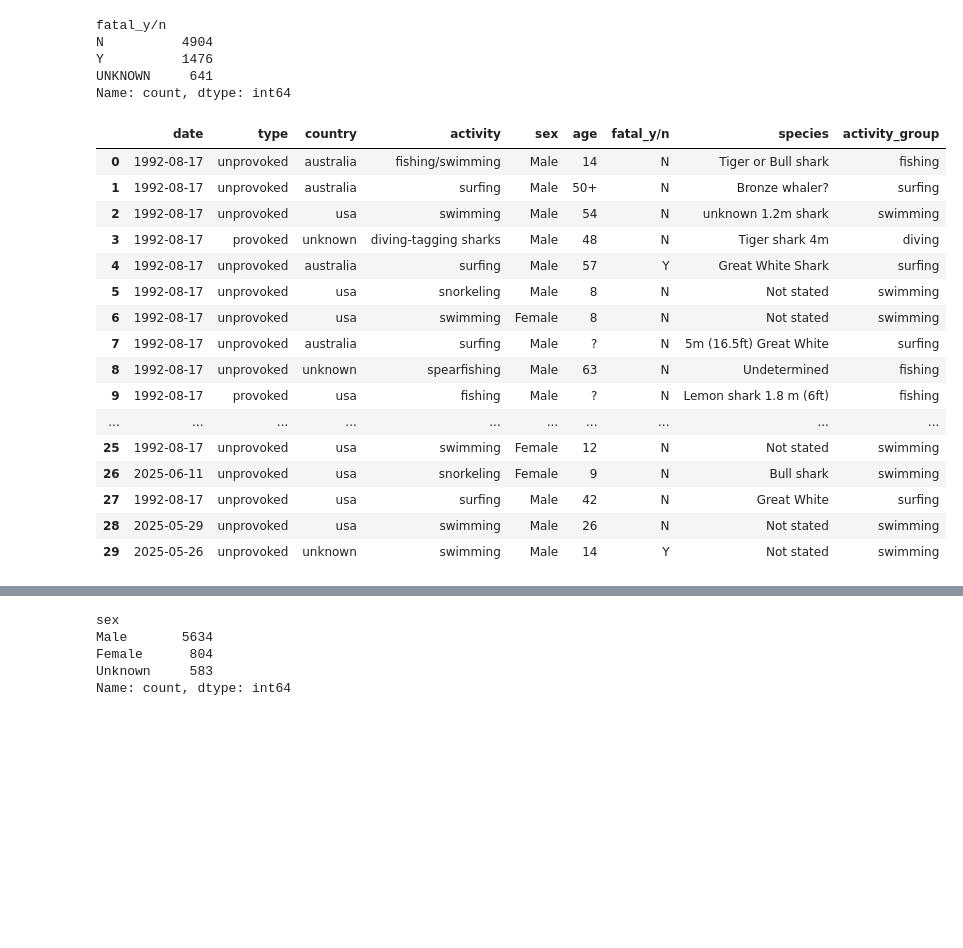
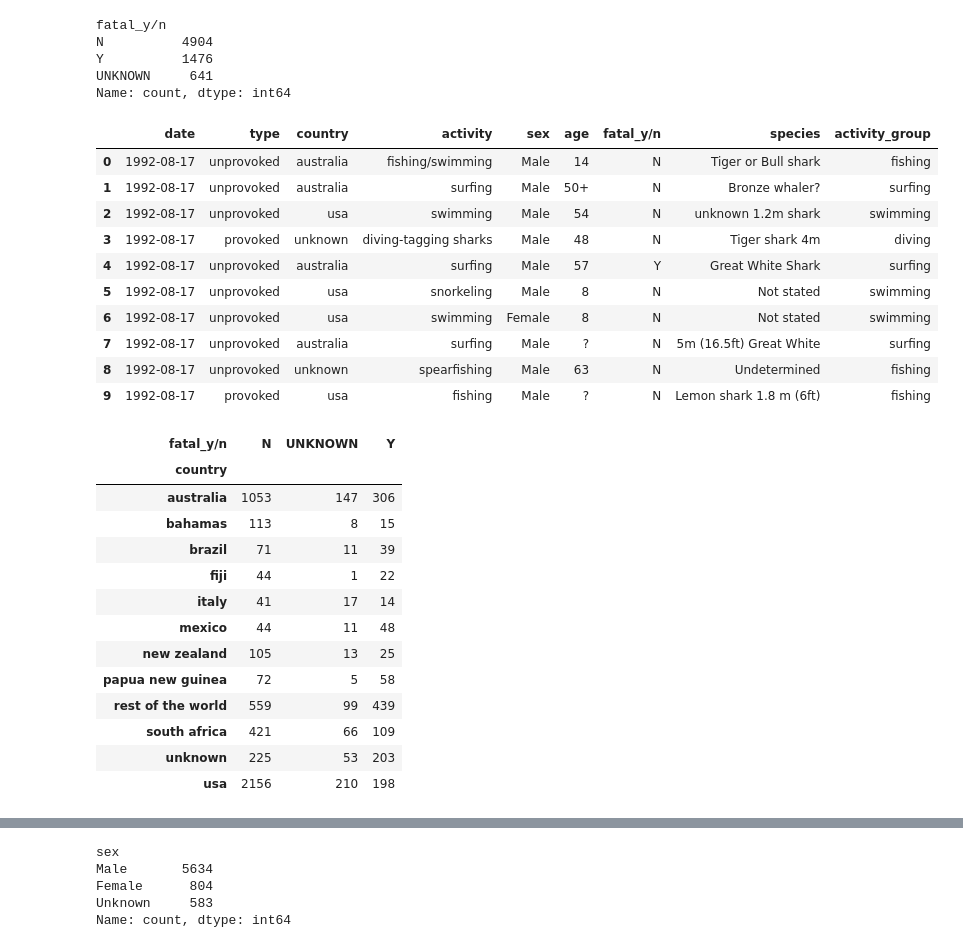
Before and after one commit to ignaciosabatell/Project-Shark-Attacks, a Jupyter notebook: Sharks_Attacks.ipynb, the cells around one changed output, grey strips where cells are left out. Saved outputs shown, nothing was run; the diff lists cells and outputs as text; code cells hidden in the pictures; blank space fills up the shorter version.

Commit message:
Update Sharks_Attacks.ipynb
añadidas varias agrupaciones

```diff
--- a/Sharks_Attacks.ipynb
+++ b/Sharks_Attacks.ipynb
@@ -366,22 +366,16 @@ Y          1476
 UNKNOWN     641
 Name: count, dtype: int64
 # %%
-df.head(30)
+df.head(10)
 # %% [output]
 |  | date | type | country | activity | sex | age | fatal_y/n | species | activity_group |
 | 0 | 1992-08-17 | unprovoked | australia | fishing/swimming | Male | 14 | N | Tiger or Bull shark | fishing |
 | 1 | 1992-08-17 | unprovoked | australia | surfing | Male | 50+ | N | Bronze whaler? | surfing |
 | 2 | 1992-08-17 | unprovoked | usa | swimming | Male | 54 | N | unknown 1.2m shark | swimming |
 | 3 | 1992-08-17 | provoked | unknown | diving-tagging sharks | Male | 48 | N | Tiger shark 4m | diving |
 | 4 | 1992-08-17 | unprovoked | australia | surfing | Male | 57 | Y | Great White Shark | surfing |
 | 5 | 1992-08-17 | unprovoked | usa | snorkeling | Male | 8 | N | Not stated | swimming |
 | 6 | 1992-08-17 | unprovoked | usa | swimming | Female | 8 | N | Not stated | swimming |
 | 7 | 1992-08-17 | unprovoked | australia | surfing | Male | ? | N | 5m (16.5ft) Great White | surfing |
 | 8 | 1992-08-17 | unprovoked | unknown | spearfishing | Male | 63 | N | Undetermined | fishing |
 | 9 | 1992-08-17 | provoked | usa | fishing | Male | ? | N | Lemon shark 1.8 m (6ft) | fishing |
-| ... | ... | ... | ... | ... | ... | ... | ... | ... | ... |
-| 25 | 1992-08-17 | unprovoked | usa | swimming | Female | 12 | N | Not stated | swimming |
-| 26 | 2025-06-11 | unprovoked | usa | snorkeling | Female | 9 | N | Bull shark | swimming |
-| 27 | 1992-08-17 | unprovoked | usa | surfing | Male | 42 | N | Great White | surfing |
-| 28 | 2025-05-29 | unprovoked | usa | swimming | Male | 26 | N | Not stated | swimming |
-| 29 | 2025-05-26 | unprovoked | unknown | swimming | Male | 14 | Y | Not stated | swimming |
@@ -387,0 +384,17 @@ df.head(30)
+# %%
+df_fatal
+# %% [output]
+| fatal_y/n | N | UNKNOWN | Y |
+| country |  |  |  |
+| australia | 1053 | 147 | 306 |
+| bahamas | 113 | 8 | 15 |
+| brazil | 71 | 11 | 39 |
+| fiji | 44 | 1 | 22 |
+| italy | 41 | 17 | 14 |
+| mexico | 44 | 11 | 48 |
+| new zealand | 105 | 13 | 25 |
+| papua new guinea | 72 | 5 | 58 |
+| rest of the world | 559 | 99 | 439 |
+| south africa | 421 | 66 | 109 |
+| unknown | 225 | 53 | 203 |
+| usa | 2156 | 210 | 198 |
```
Also changed, not shown: parts of 20 cells of this notebook.
